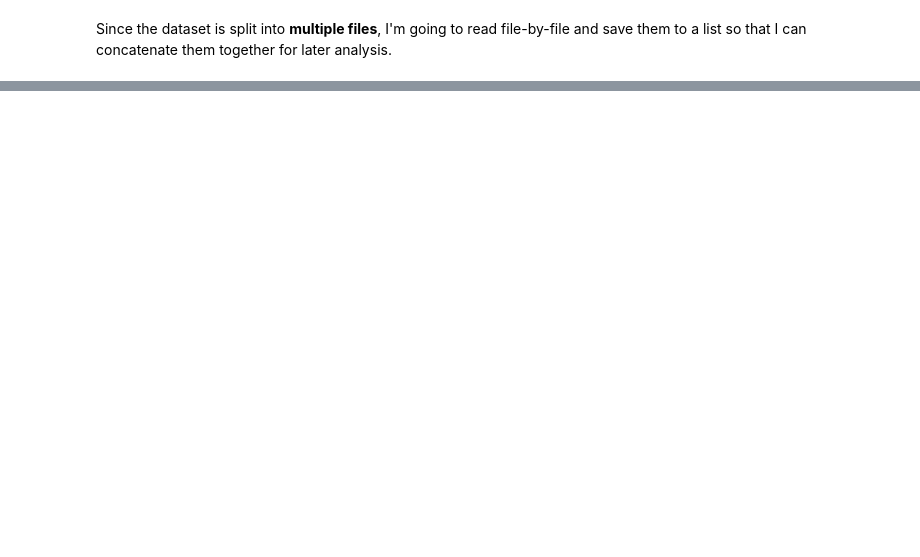
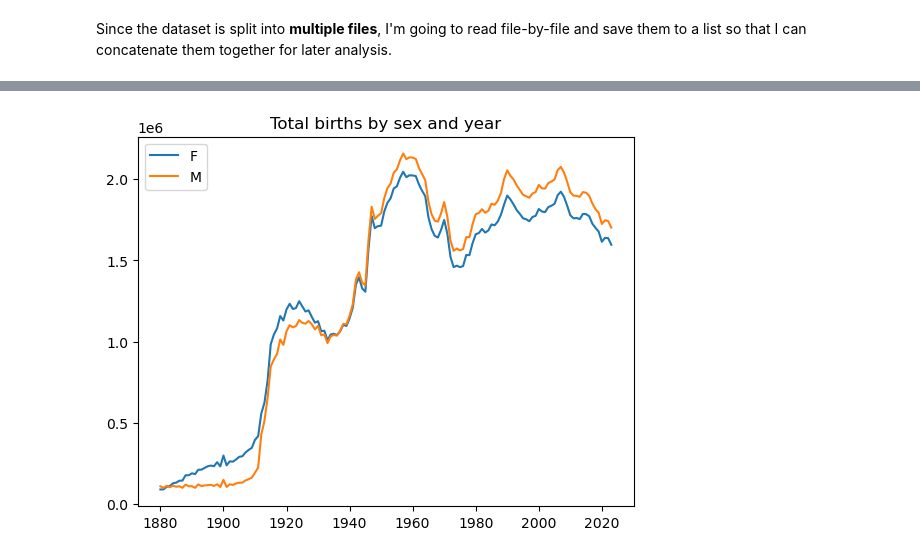
Before and after one commit to dangtna1/US-baby-names-1880-2023, a Jupyter notebook: names-analysis.ipynb, the cells around one changed output, grey strips where cells are left out. Cells and saved outputs as stored; diff of their text form; code cells hidden in the pictures; blank space fills up the shorter version.

```diff
--- a/names-analysis.ipynb
+++ b/names-analysis.ipynb
@@ -25,0 +25,3 @@ names.head()
+# %%
+total_births = names.pivot_table(values='births', index='year', columns='sex', aggfunc="sum")
+total_births.tail()
@@ -25,0 +36,7 @@ names.head()
+# %%
+plt.plot(total_births)
+plt.title('Total births by sex and year')
+plt.legend(['F', 'M'])
+plt.show()
+# %% [output]
+[figure, added]
```
Also changed, not shown: parts of 16 cells of this notebook.
